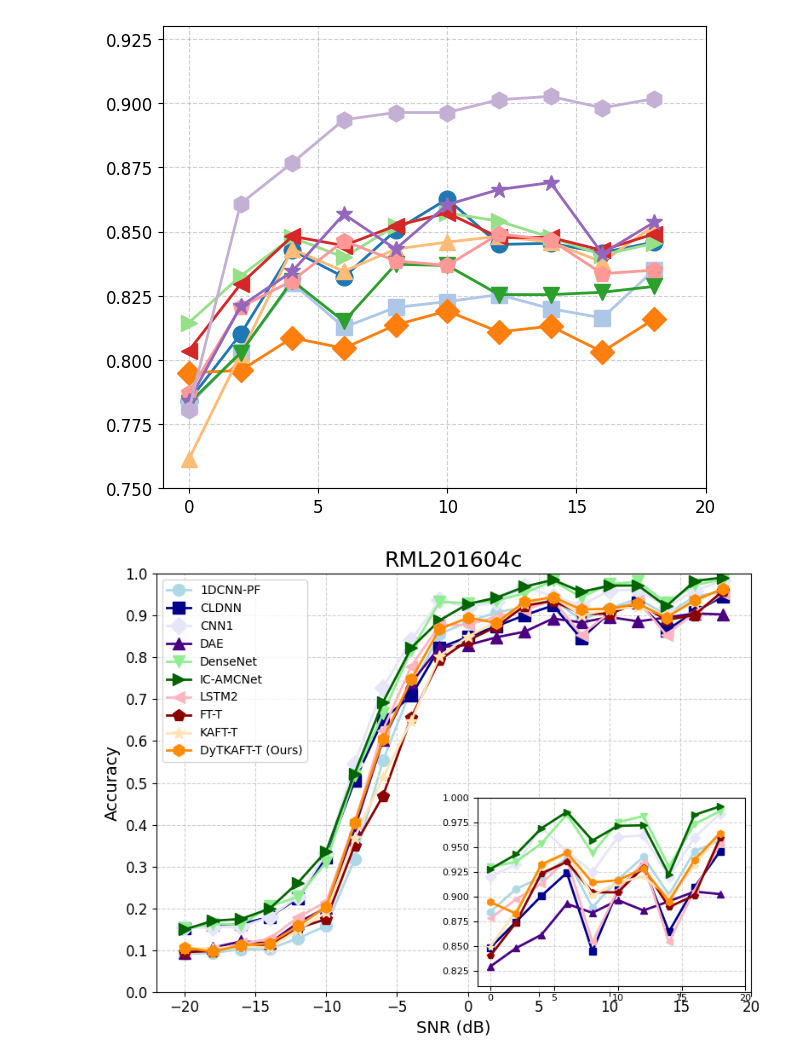
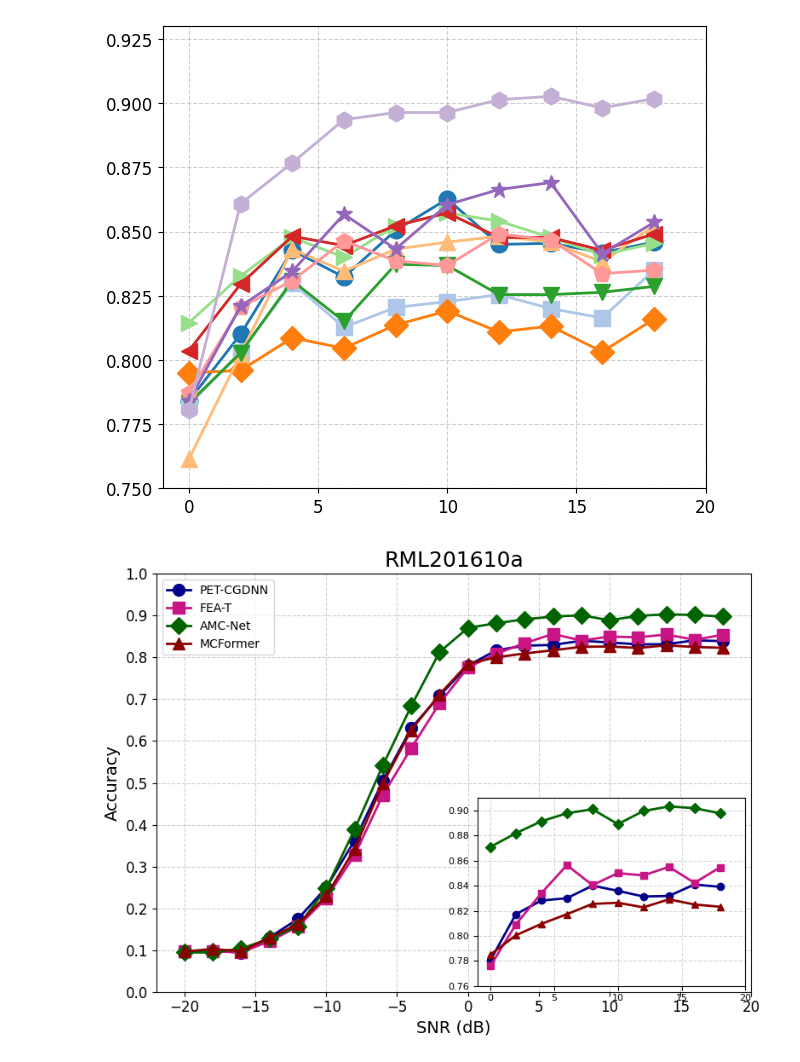
Before and after one commit to chenwwayne/IQFormerLite, a Jupyter notebook: notebook/plot_sota_acc/plot_sota_acc.ipynb, the cells around one changed output. Drawn from its saved outputs; the diff is of its cells as text; code cells hidden in the pictures.

```diff
--- a/notebook/plot_sota_acc/plot_sota_acc.ipynb
+++ b/notebook/plot_sota_acc/plot_sota_acc.ipynb
@@ -166,15 +166,16 @@ import pandas as pd
 import matplotlib.pyplot as plt
 import math
 
-dataset_name = 'RML201604c'
+dataset_name = 'RML201610a'
 # 读取 Excel 文件
-df = pd.read_excel(f'{dataset_name}.xlsx')
+df = pd.read_csv(f'{dataset_name}.csv')
 
 # 只取SNR>=0的数据用于绘制
 df_positive = df[df['SNR'] >= 0]
 
 # 要绘制的列名
-columns_to_plot = ['1DCNN-PF','CLDNN','CNN1','DAE','DenseNet','IC-AMCNet','LSTM2','FT-T','KAFT-T','DyTKAFT-T']
+# columns_to_plot = ['1DCNN-PF','CLDNN','CNN1','DAE','DenseNet','IC-AMCNet','LSTM2','FT-T','KAFT-T','DyTKAFT-T']
+columns_to_plot = ['PET-CGDNN','FEA-T','AMC-Net','MCFormer']
 
 # ---------- 图例显示名映射 ----------
 legend_map = {
@@ -202,13 +203,12 @@ fig, ax = plt.subplots(figsize=(8, 6))
 # 金色    '#FFF8DC','#B8860B'
 # 靛青    '#F0F8FF','#191970'
 
-# 颜色列表（浅深浅深交替）
 base_colors = [
-    '#ADD8E6', '#00008B',
-    '#E6E6FA', '#4B0082',
-    '#90EE90', '#006400',
-    '#FFB6C1', '#8B0000',
-    '#FFE4B5', '#FF8C00',
+    '#00008B',
+    '#C71585',
+    '#006400',
+    '#8B0000',
+    '#FF8C00',
 ]
 
 # 标记样式
@@ -264,31 +264,31 @@ for idx, column in enumerate(columns_to_plot):
 
     color = base_colors[idx % len(base_colors)]
     # if column == 'KAFT-T':
     #     color = '#FFFACD'  # 浅黄色
     # elif column == 'FKAFT-T':
     #     color = '#FFFF00'  # 亮黄色
 
     axins.plot(
         df_positive['SNR'],
         df_positive[column],
         marker=markers[idx % len(markers)],
         color=color,
         linewidth=2,
         markersize=6
     )
 
 axins.set_xlim(-1, 20)
 ymin = math.floor(df_positive.iloc[:, 1:].min().min() * 100) / 100 - 0.01
 ymax = math.floor(df_positive.iloc[:, 1:].max().max() * 100) / 100 + 0.01
 axins.set_ylim(ymin, ymax)
 axins.grid(True, linestyle='--', alpha=0.5)
 axins.set_xticks(range(0, 21, 5))
 axins.tick_params(labelsize=8)
 
 # 调整整体布局
 plt.tight_layout()
 plt.savefig(f'result/{dataset_name}.png')
 plt.savefig(f'result/{dataset_name}.svg', format="svg")
 plt.show()
 # %% [output]
-[figure, old version]
+[figure, new version]
```
Also changed, not shown: 44 other files.
